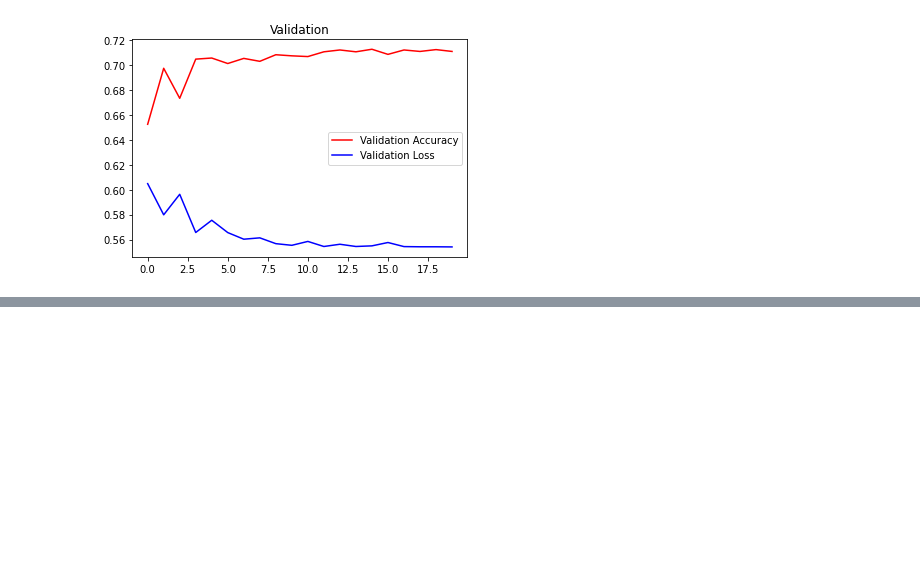
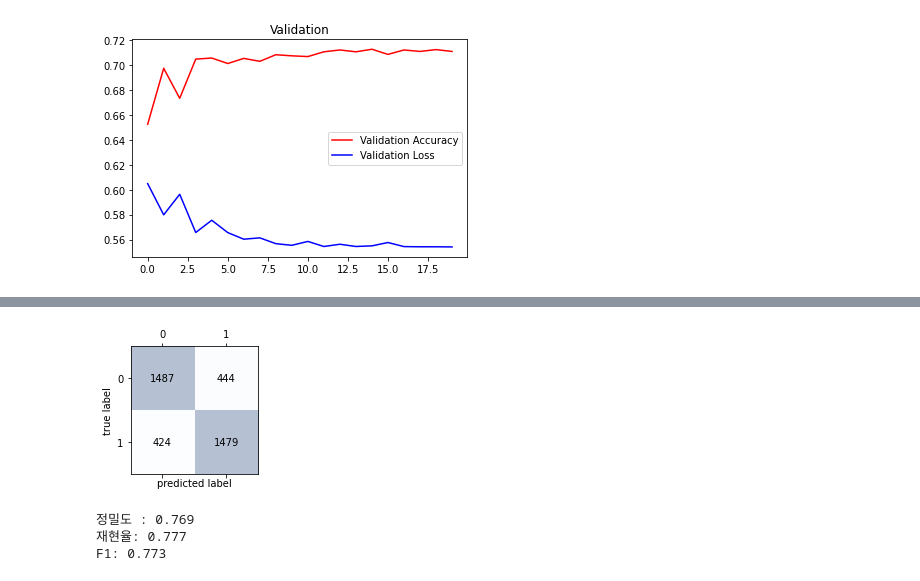
Before and after one commit to elixter/LOL_data_test, a Jupyter notebook: lol.ipynb, the cells around one changed output, grey strips where cells are left out. Saved outputs shown, nothing was run; the diff lists cells and outputs as text; code cells hidden in the pictures; blank space fills up the shorter version.

```diff
--- a/lol.ipynb
+++ b/lol.ipynb
@@ -356,0 +496,2 @@ plt.show()
+# %%
+y_pred = model.predict(mm_df15_x[23000:].reshape(-1, 58, 1))
@@ -356,0 +500,24 @@ plt.show()
+# %%
+y_pred_binary = []
+
+for i in y_pred:
+    if i >= 0.5:
+        y_pred_binary.append(1)
+    else:
+        y_pred_binary.append(0)
+# %%
+confmat = confusion_matrix(y_true=df15_y[23000:], y_pred=y_pred_binary)
+# %%
+fig, ax = plt.subplots(figsize=(2.5, 2.5))
+ax.matshow(confmat, cmap=plt.cm.Blues, alpha=0.3)
+for i in range(confmat.shape[0]):
+    for j in range(confmat.shape[1]):
+        ax.text(x=j, y=i,
+               s=confmat[i, j],
+               va='center', ha='center')
+plt.xlabel('predicted label')
+plt.ylabel('true label')
+plt.tight_layout()
+plt.show()
+# %% [output]
+[figure, added]
@@ -356,0 +527,19 @@ plt.show()
+# %%
+print('정밀도 : %.3f' % precision_score(
+    y_true=df15_y[23000:],
+    y_pred=y_pred_binary
+))
+
+print('재현율: %.3f' % recall_score(
+    y_true=df15_y[23000:],
+    y_pred=y_pred_binary
+))
+
+print('F1: %.3f' % f1_score(
+    y_true=df15_y[23000:],
+    y_pred=y_pred_binary
+))
+# %% [output]
+정밀도 : 0.769
+재현율: 0.777
+F1: 0.773
```
Also changed, not shown: parts of 13 cells of this notebook.
